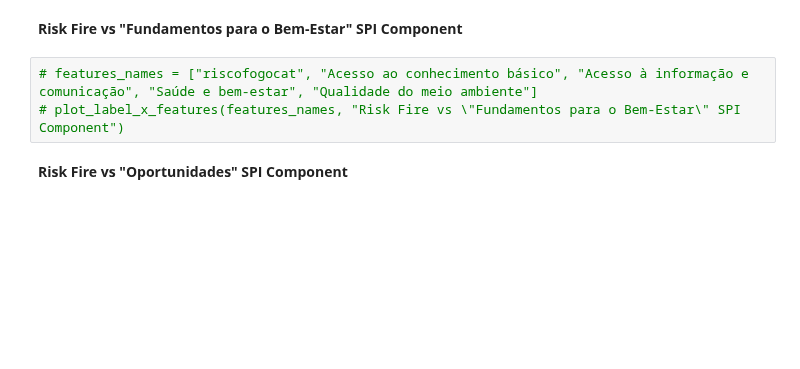
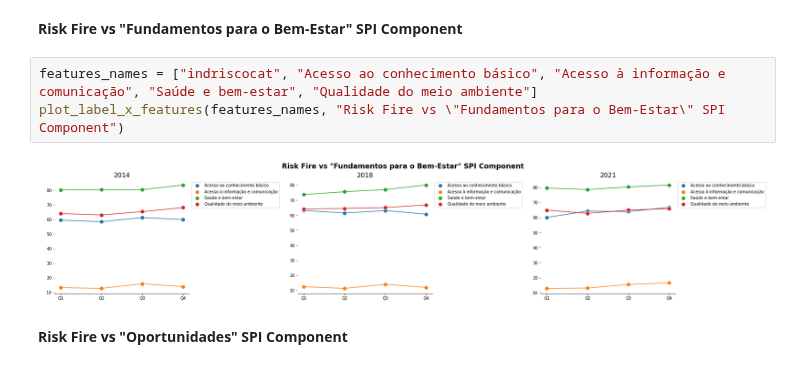
Before and after one commit to faustofcjr/amazon-social-progress, a Jupyter notebook: 03_data_exploration_indicadoriscocat.ipynb, the cells around one changed output. Cells and saved outputs as stored; diff of their text form; blank space fills up the shorter version.

```diff
--- a/03_data_exploration_indicadoriscocat.ipynb
+++ b/03_data_exploration_indicadoriscocat.ipynb
@@ -122,8 +124,10 @@ __Risk Fire vs "Necessidades Humanas Básicas" SPI Component__
 # %% [markdown]
 __Risk Fire vs "Fundamentos para o Bem-Estar" SPI Component__
 # %%
-# features_names = ["riscofogocat", "Acesso ao conhecimento básico", "Acesso à informação e comunicação", "Saúde e bem-estar", "Qualidade do meio ambiente"]
-# plot_label_x_features(features_names, "Risk Fire vs \"Fundamentos para o Bem-Estar\" SPI Component")
+features_names = ["indriscocat", "Acesso ao conhecimento básico", "Acesso à informação e comunicação", "Saúde e bem-estar", "Qualidade do meio ambiente"]
+plot_label_x_features(features_names, "Risk Fire vs \"Fundamentos para o Bem-Estar\" SPI Component")
+# %% [output]
+[figure, added]
 # %% [markdown]
 __Risk Fire vs "Oportunidades" SPI Component__
 # %%
```
Also changed, not shown: parts of 3 cells of this notebook, 10 other files.
